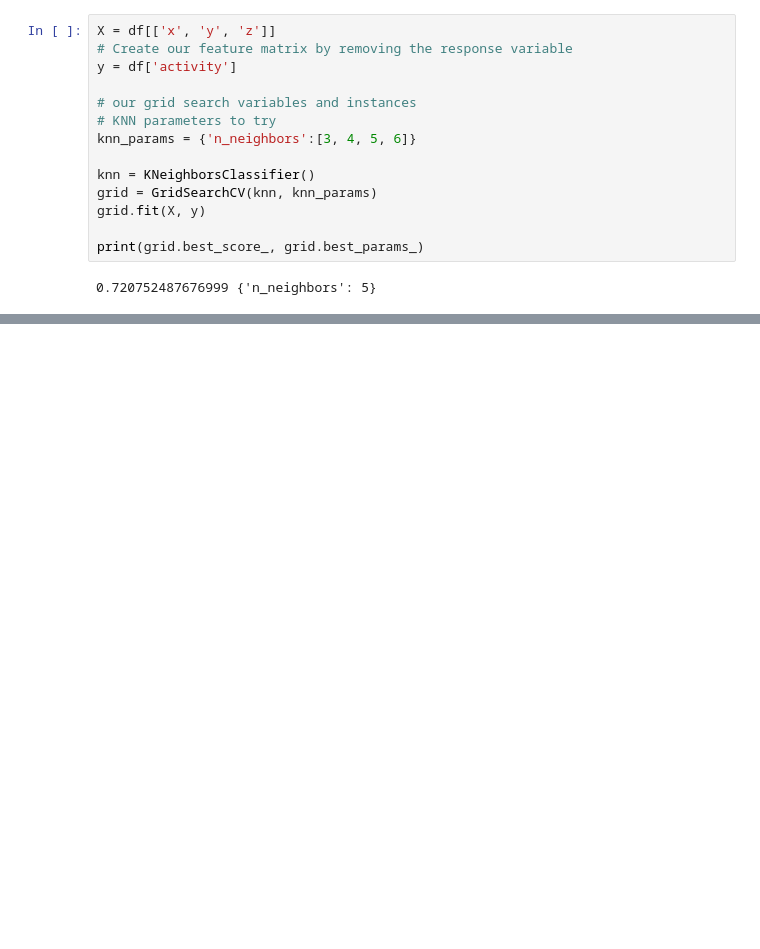
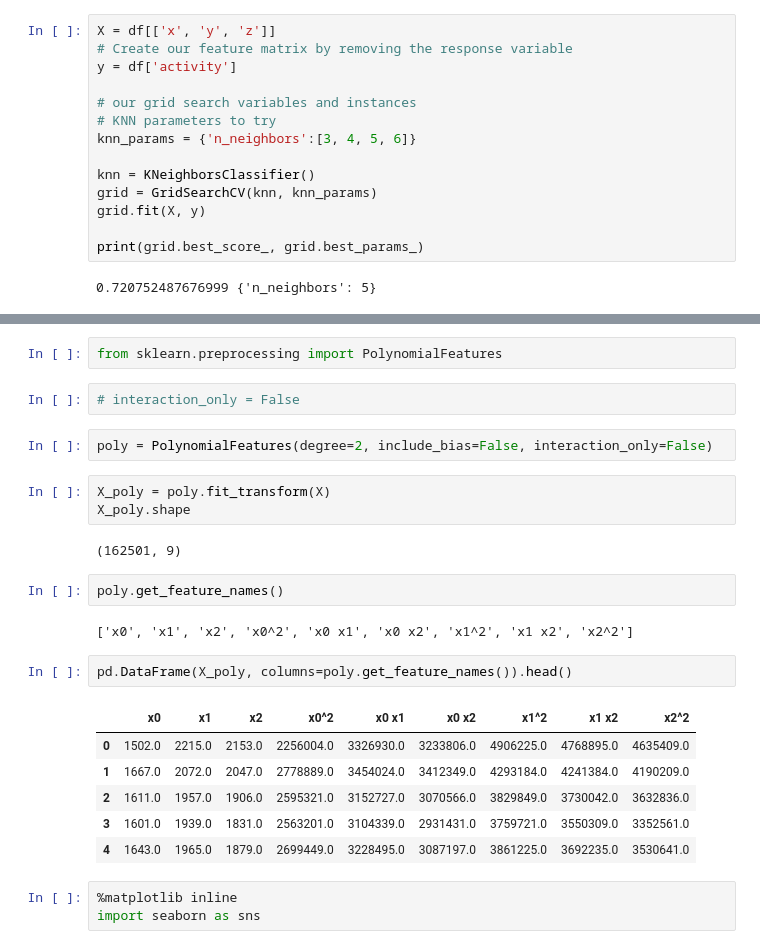
Before and after one commit to yungshun317/feature-construction, a Jupyter notebook: activity_recognition_from_single_chest_mounted_accelerometer.ipynb, the cells around one changed output, grey strips where cells are left out. Saved outputs shown, nothing was run; the diff lists cells and outputs as text; blank space fills up the shorter version.

```diff
--- a/activity_recognition_from_single_chest_mounted_accelerometer.ipynb
+++ b/activity_recognition_from_single_chest_mounted_accelerometer.ipynb
@@ -409,0 +414,27 @@ print(grid.best_score_, grid.best_params_)
+# %%
+from sklearn.preprocessing import PolynomialFeatures
+# %%
+# interaction_only = False
+# %%
+poly = PolynomialFeatures(degree=2, include_bias=False, interaction_only=False)
+# %%
+X_poly = poly.fit_transform(X)
+X_poly.shape
+# %% [output]
+(162501, 9)
+# %%
+poly.get_feature_names()
+# %% [output]
+['x0', 'x1', 'x2', 'x0^2', 'x0 x1', 'x0 x2', 'x1^2', 'x1 x2', 'x2^2']
+# %%
+pd.DataFrame(X_poly, columns=poly.get_feature_names()).head()
+# %% [output]
+|  | x0 | x1 | x2 | x0^2 | x0 x1 | x0 x2 | x1^2 | x1 x2 | x2^2 |
+| 0 | 1502.0 | 2215.0 | 2153.0 | 2256004.0 | 3326930.0 | 3233806.0 | 4906225.0 | 4768895.0 | 4635409.0 |
+| 1 | 1667.0 | 2072.0 | 2047.0 | 2778889.0 | 3454024.0 | 3412349.0 | 4293184.0 | 4241384.0 | 4190209.0 |
+| 2 | 1611.0 | 1957.0 | 1906.0 | 2595321.0 | 3152727.0 | 3070566.0 | 3829849.0 | 3730042.0 | 3632836.0 |
+| 3 | 1601.0 | 1939.0 | 1831.0 | 2563201.0 | 3104339.0 | 2931431.0 | 3759721.0 | 3550309.0 | 3352561.0 |
+| 4 | 1643.0 | 1965.0 | 1879.0 | 2699449.0 | 3228495.0 | 3087197.0 | 3861225.0 | 3692235.0 | 3530641.0 |
+# %%
+%matplotlib inline
+import seaborn as sns
```
Also changed, not shown: parts of 8 cells of this notebook.
